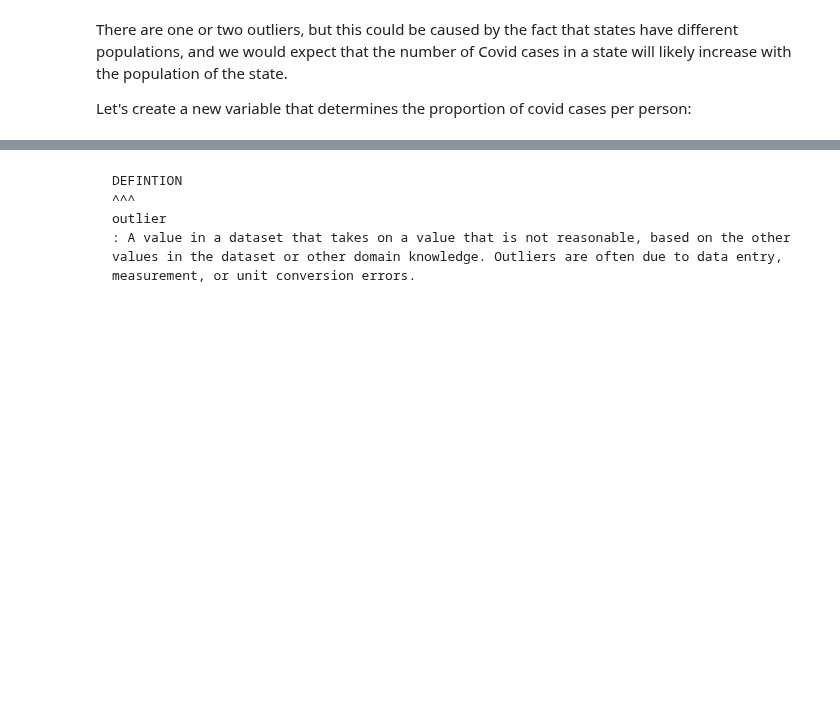
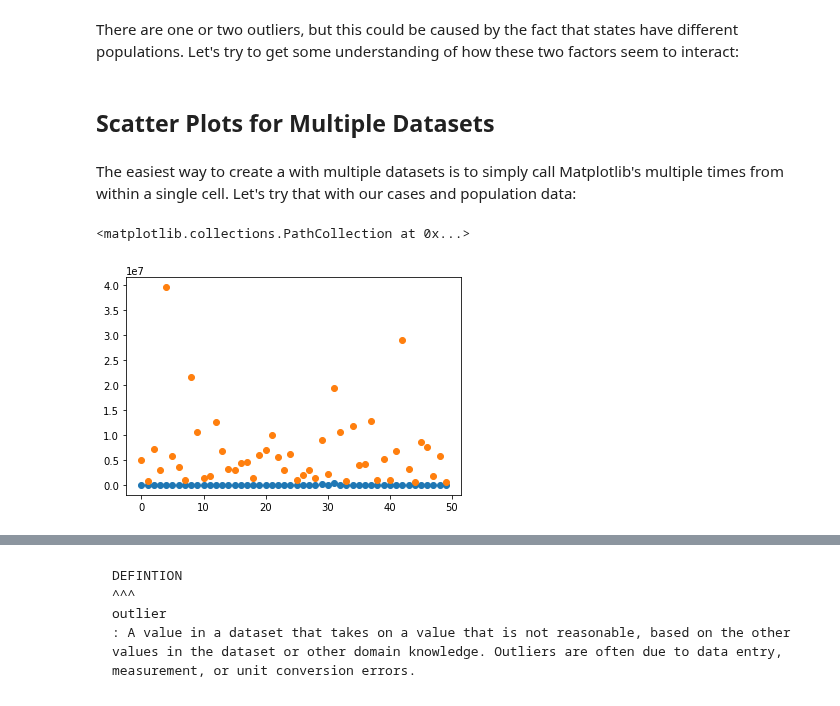
Before and after one commit to tangchen/Foundations-of-Data-Science-with-Python, a Jupyter notebook: _sources/03-first-data/visualization.ipynb, the cells around one changed output, grey strips where cells are left out. Cells and saved outputs as stored; diff of their text form; code cells hidden in the pictures; blank space fills up the shorter version.

```diff
--- a/_sources/03-first-data/visualization.ipynb
+++ b/_sources/03-first-data/visualization.ipynb
@@ -31,5 +44,3 @@ plt.scatter(range(N), cases)
 [figure]
 # %% [markdown]
-There are one or two outliers, but this could be caused by the fact that states have different populations, and we would expect that the number of Covid cases in a state will likely increase with the population of the state.
-
-Let's create a new variable that determines the proportion of covid cases per person:
+There are one or two outliers, but this could be caused by the fact that states have different populations.  Let's try to get some understanding of how these two factors seem to interact:
@@ -37,0 +47,10 @@ cases_pp=cases/pop
+# %% [markdown]
+## Scatter Plots for Multiple Datasets
+# %% [markdown]
+The easiest way to create a with multiple datasets is to simply call Matplotlib's multiple times from within a single cell. Let's try that with our cases and population data:
+# %%
+plt.scatter(range(N), cases)
+plt.scatter(range(N), pop)
+# %% [output]
+<matplotlib.collections.PathCollection at 0x...>
+[figure, added]
```
Also changed, not shown: parts of 83 cells of this notebook, 43 other files.
